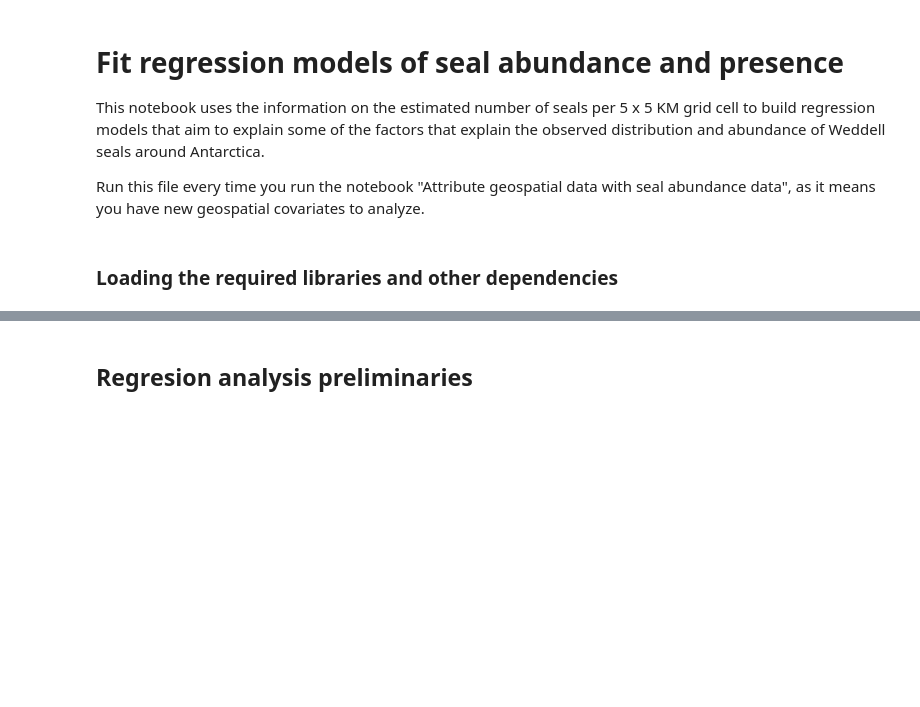
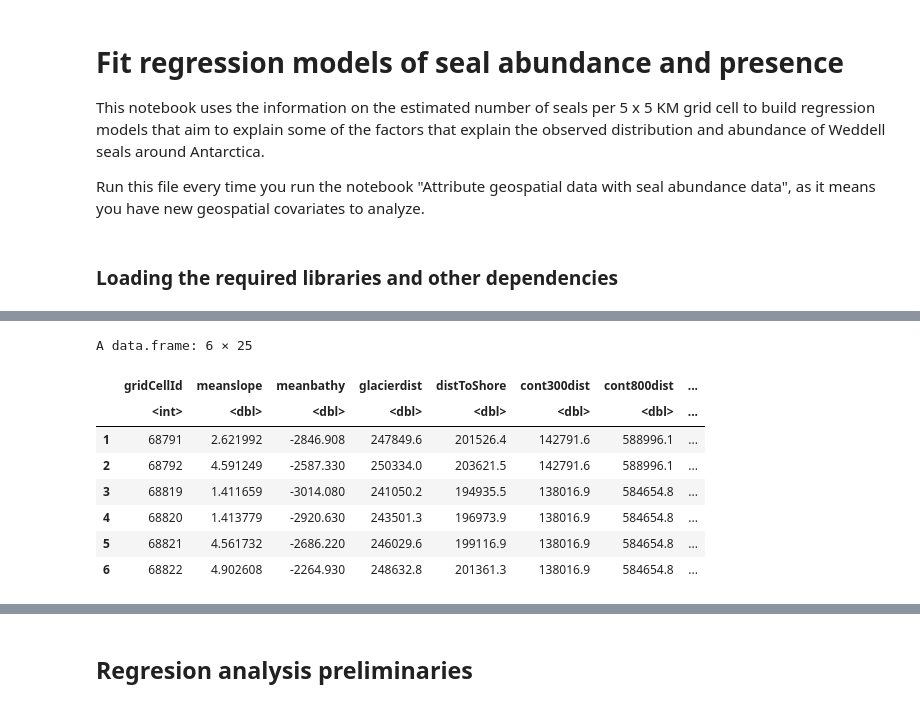
Before and after one commit to pointblue/ContinentalWESEestimates, a Jupyter notebook: notebooks/FitRegressionModels_ofSealAbundeancePresence.ipynb, the cells around one changed output, grey strips where cells are left out. Saved outputs shown, nothing was run; the diff lists cells and outputs as text; code cells hidden in the pictures; blank space fills up the shorter version.

```diff
--- a/notebooks/FitRegressionModels_ofSealAbundeancePresence.ipynb
+++ b/notebooks/FitRegressionModels_ofSealAbundeancePresence.ipynb
@@ -73,0 +61,20 @@ A data.frame: 6 × 25
+# %%
+## load the WESE grid data
+load(file=paste0(pathToLocalGit,"data/continentalWESE.RData"))
+wesedf$fastIceRatio<-ifelse(is.na(wesedf$fastIceWidth),0,
+                            ifelse(wesedf$fastIceWidth==0,0,wesedf$distNearestIceEdge/wesedf$fastIceWidth))
+head(wesedf)
+wesedf$ADPEname<-as.character(wesedf$ADPEname)
+wesedf$EMPEname<-as.character(wesedf$EMPEname)
+#removing the original abundances to use only the 2011, MLR approved values
+wesedf<-wesedf[,which(!names(wesedf) %in% c("ADPEabund","EMPEabund"))]
+# %% [output]
+A data.frame: 6 × 25
+|  | gridCellId | meanslope | meanbathy | glacierdist | distToShore | cont300dist | cont800dist | ... |
+|  | <int> | <dbl> | <dbl> | <dbl> | <dbl> | <dbl> | <dbl> | ... |
+| 1 | 68791 | 2.621992 | -2846.908 | 247849.6 | 201526.4 | 142791.6 | 588996.1 | ... |
+| 2 | 68792 | 4.591249 | -2587.330 | 250334.0 | 203621.5 | 142791.6 | 588996.1 | ... |
+| 3 | 68819 | 1.411659 | -3014.080 | 241050.2 | 194935.5 | 138016.9 | 584654.8 | ... |
+| 4 | 68820 | 1.413779 | -2920.630 | 243501.3 | 196973.9 | 138016.9 | 584654.8 | ... |
+| 5 | 68821 | 4.561732 | -2686.220 | 246029.6 | 199116.9 | 138016.9 | 584654.8 | ... |
+| 6 | 68822 | 4.902608 | -2264.930 | 248632.8 | 201361.3 | 138016.9 | 584654.8 | ... |
```
Also changed, not shown: parts of 40 cells of this notebook, 2 other files.
